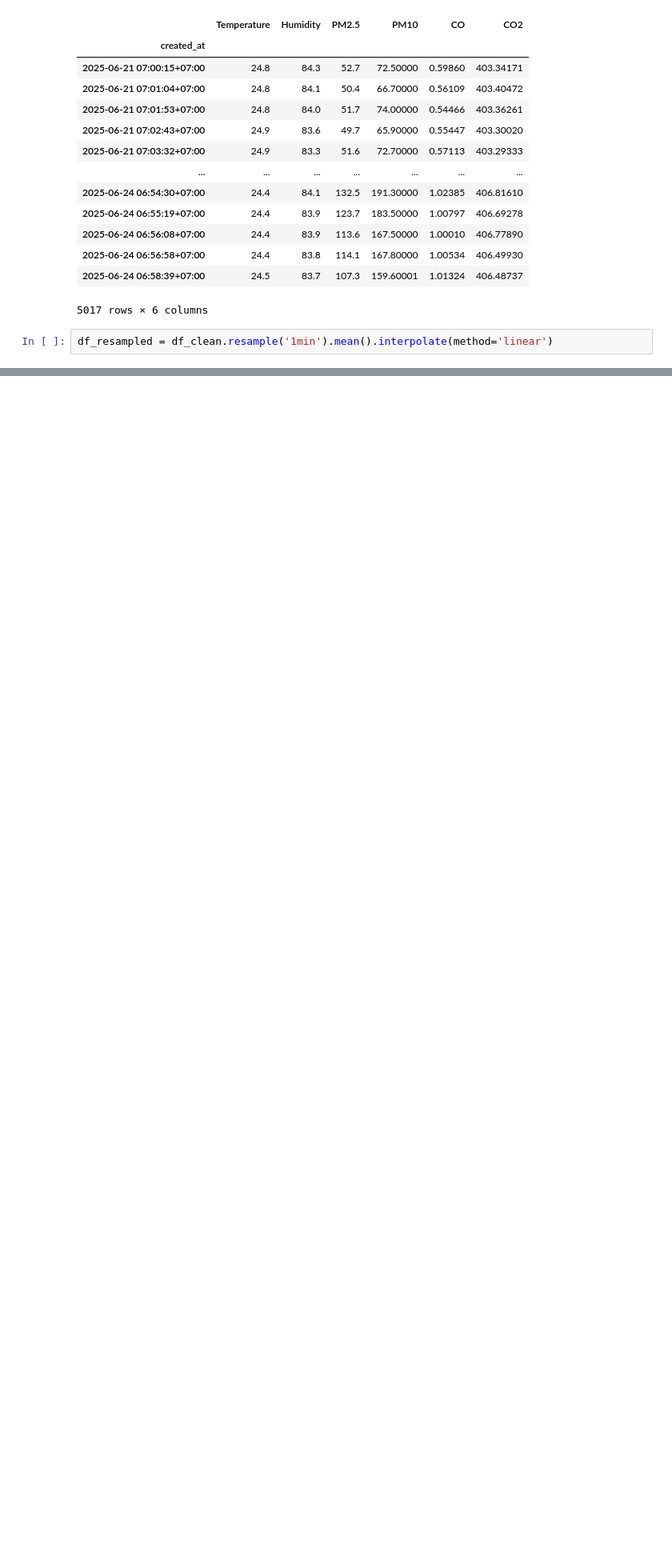
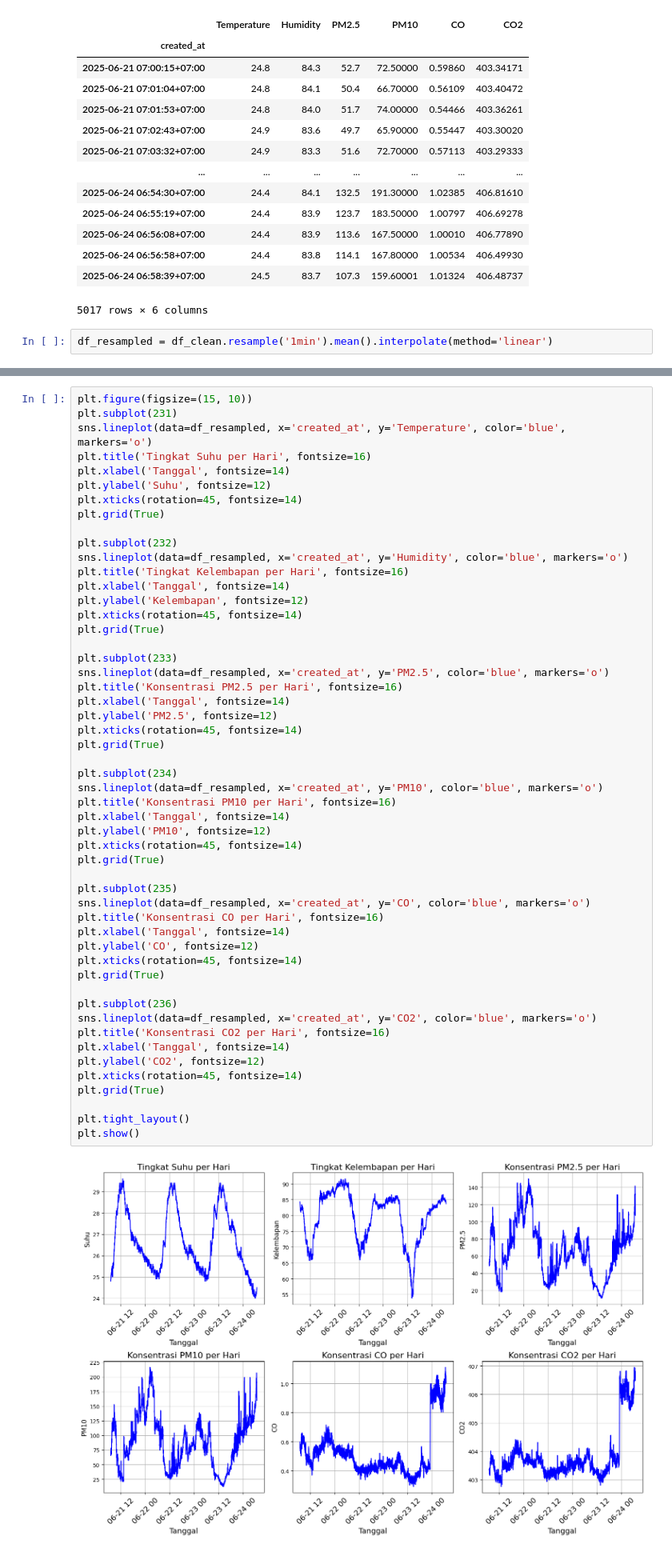
Before and after one commit to Hardtophead/Prediksi_Polusi_Udara, a Jupyter notebook: notebooks/prediksi.ipynb, the cells around one changed output, grey strips where cells are left out. Shown: that part at 80% size. Saved outputs shown, nothing was run; the diff lists cells and outputs as text; blank space fills up the shorter version.

```diff
--- a/notebooks/prediksi.ipynb
+++ b/notebooks/prediksi.ipynb
@@ -55,0 +56,54 @@ df_resampled
+# %%
+plt.figure(figsize=(15, 10))
+plt.subplot(231)
+sns.lineplot(data=df_resampled, x='created_at', y='Temperature', color='blue', markers='o')
+plt.title('Tingkat Suhu per Hari', fontsize=16)
+plt.xlabel('Tanggal', fontsize=14)
+plt.ylabel('Suhu', fontsize=12)
+plt.xticks(rotation=45, fontsize=14)
+plt.grid(True)
+
+plt.subplot(232)
+sns.lineplot(data=df_resampled, x='created_at', y='Humidity', color='blue', markers='o')
+plt.title('Tingkat Kelembapan per Hari', fontsize=16)
+plt.xlabel('Tanggal', fontsize=14)
+plt.ylabel('Kelembapan', fontsize=12)
+plt.xticks(rotation=45, fontsize=14)
+plt.grid(True)
+
+plt.subplot(233)
+sns.lineplot(data=df_resampled, x='created_at', y='PM2.5', color='blue', markers='o')
+plt.title('Konsentrasi PM2.5 per Hari', fontsize=16)
+plt.xlabel('Tanggal', fontsize=14)
+plt.ylabel('PM2.5', fontsize=12)
+plt.xticks(rotation=45, fontsize=14)
+plt.grid(True)
+
+plt.subplot(234)
+sns.lineplot(data=df_resampled, x='created_at', y='PM10', color='blue', markers='o')
+plt.title('Konsentrasi PM10 per Hari', fontsize=16)
+plt.xlabel('Tanggal', fontsize=14)
+plt.ylabel('PM10', fontsize=12)
+plt.xticks(rotation=45, fontsize=14)
+plt.grid(True)
+
+plt.subplot(235)
+sns.lineplot(data=df_resampled, x='created_at', y='CO', color='blue', markers='o')
+plt.title('Konsentrasi CO per Hari', fontsize=16)
+plt.xlabel('Tanggal', fontsize=14)
+plt.ylabel('CO', fontsize=12)
+plt.xticks(rotation=45, fontsize=14)
+plt.grid(True)
+
+plt.subplot(236)
+sns.lineplot(data=df_resampled, x='created_at', y='CO2', color='blue', markers='o')
+plt.title('Konsentrasi CO2 per Hari', fontsize=16)
+plt.xlabel('Tanggal', fontsize=14)
+plt.ylabel('CO2', fontsize=12)
+plt.xticks(rotation=45, fontsize=14)
+plt.grid(True)
+
+plt.tight_layout()
+plt.show()
+# %% [output]
+[figure, added]
```
Also changed, not shown: parts of 27 cells of this notebook, 5 other files.
